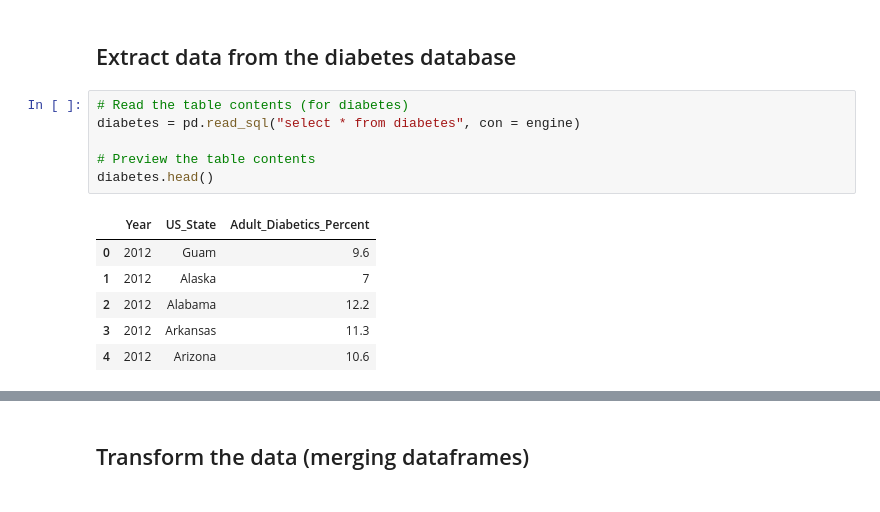
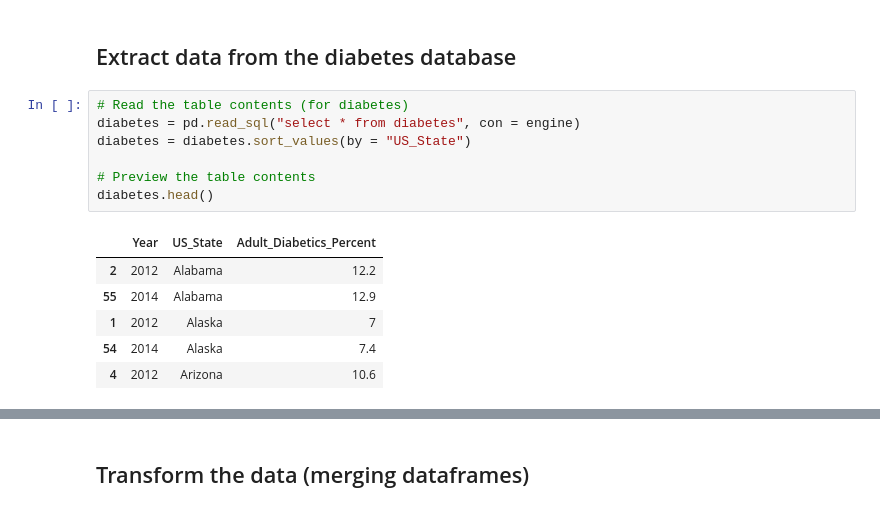
Before and after one commit to rochiecuevas/diabetes, a Jupyter notebook: Join_obesity_diabetes_tables.ipynb, the cells around one changed output, grey strips where cells are left out. Cells and saved outputs as stored; diff of their text form.

```diff
--- a/Join_obesity_diabetes_tables.ipynb
+++ b/Join_obesity_diabetes_tables.ipynb
@@ -27,15 +29,16 @@ engine.table_names()
 # %%
 # Read the table contents (for diabetes)
 diabetes = pd.read_sql("select * from diabetes", con = engine)
+diabetes = diabetes.sort_values(by = "US_State")
 
 # Preview the table contents
 diabetes.head()
 # %% [output]
 |  | Year | US_State | Adult_Diabetics_Percent |
-| 0 | 2012 | Guam | 9.6 |
+| 2 | 2012 | Alabama | 12.2 |
+| 55 | 2014 | Alabama | 12.9 |
 | 1 | 2012 | Alaska | 7 |
-| 2 | 2012 | Alabama | 12.2 |
-| 3 | 2012 | Arkansas | 11.3 |
+| 54 | 2014 | Alaska | 7.4 |
 | 4 | 2012 | Arizona | 10.6 |
 # %%
 # Read the table contents (for obesity)
```
Also changed, not shown: parts of 17 cells of this notebook, 2 other files.
